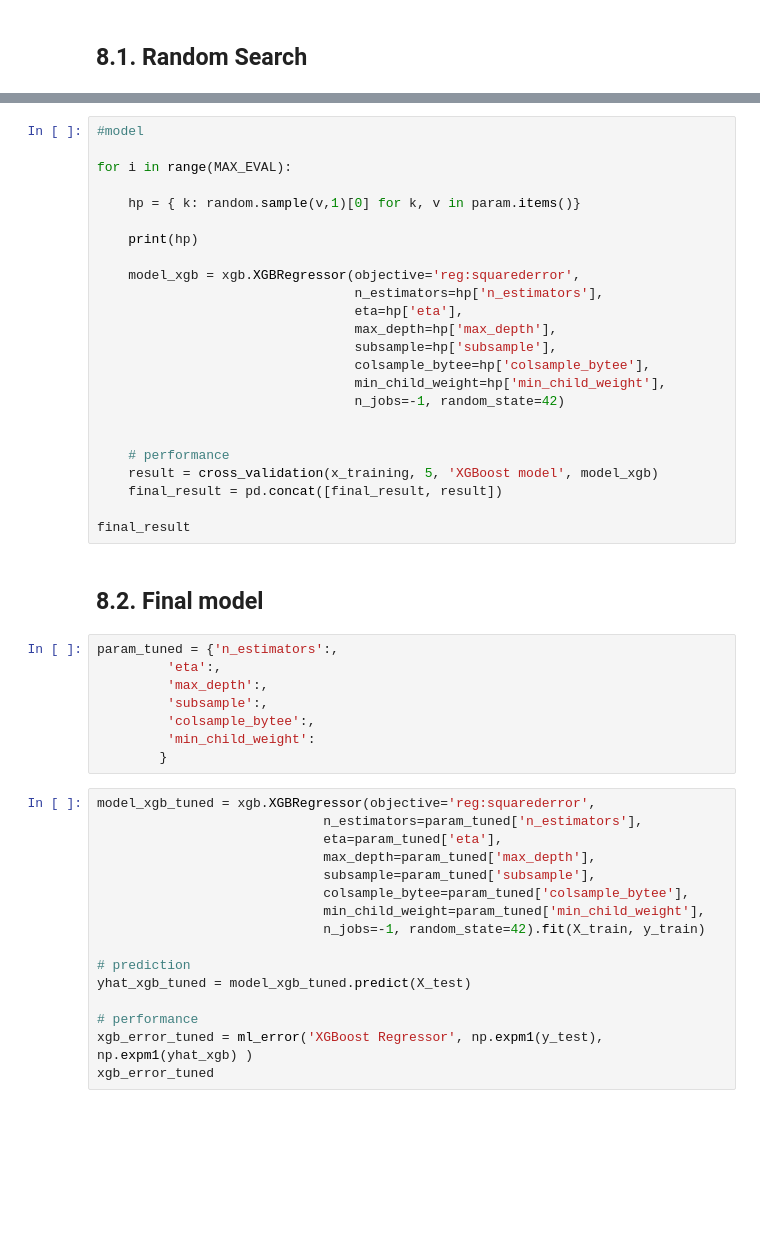
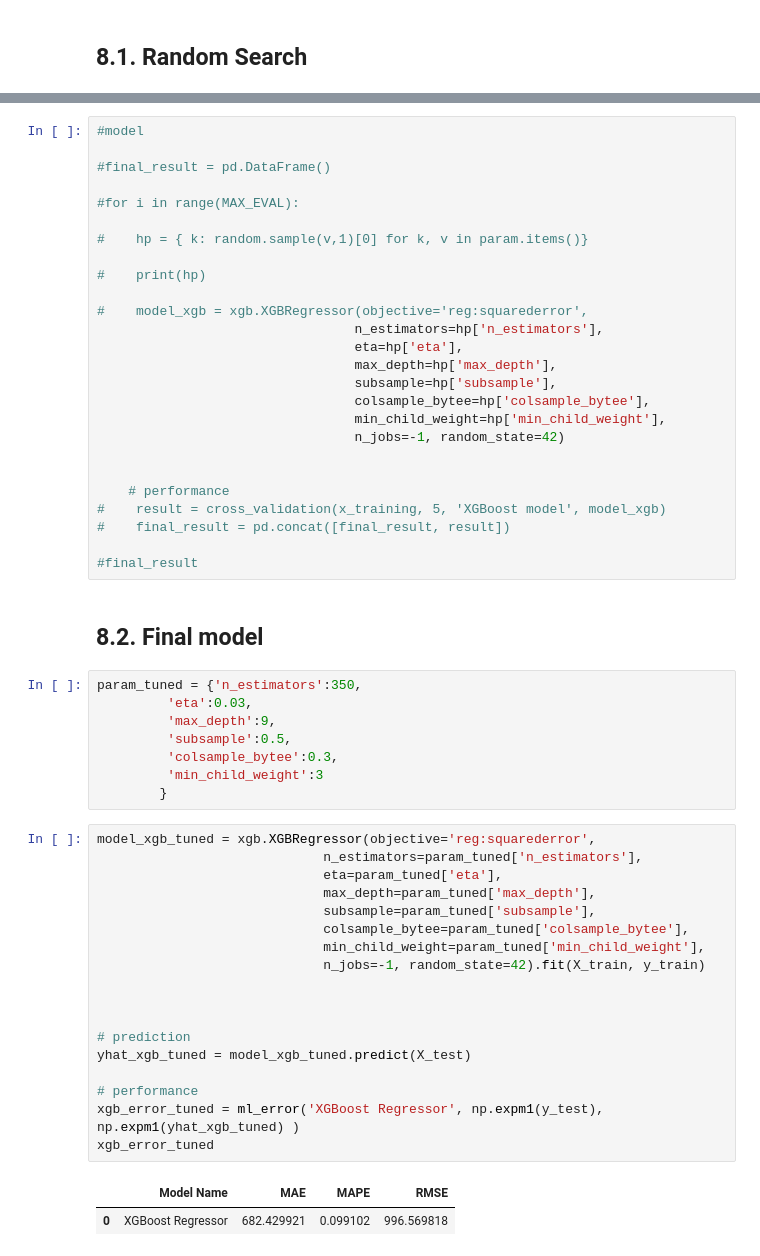
Before and after one commit to pedropscf/1-Rossman-Sales-Prediction, a Jupyter notebook: m05_vid01_store_sales_prediction.ipynb, the cells around one changed output, grey strips where cells are left out. Saved outputs shown, nothing was run; the diff lists cells and outputs as text; blank space fills up the shorter version.

```diff
--- a/m05_vid01_store_sales_prediction.ipynb
+++ b/m05_vid01_store_sales_prediction.ipynb
@@ -1225,13 +1181,15 @@ MAX_EVAL = 5
 # %%
 #model
 
-for i in range(MAX_EVAL):
+#final_result = pd.DataFrame()
 
-    hp = { k: random.sample(v,1)[0] for k, v in param.items()}
+#for i in range(MAX_EVAL):
 
-    print(hp)
+#    hp = { k: random.sample(v,1)[0] for k, v in param.items()}
 
-    model_xgb = xgb.XGBRegressor(objective='reg:squarederror',
+#    print(hp)
+
+#    model_xgb = xgb.XGBRegressor(objective='reg:squarederror',
                                  n_estimators=hp['n_estimators'],
                                  eta=hp['eta'],
                                  max_depth=hp['max_depth'],
@@ -1242,33 +1200,38 @@ for i in range(MAX_EVAL):
 
 
     # performance
-    result = cross_validation(x_training, 5, 'XGBoost model', model_xgb)
-    final_result = pd.concat([final_result, result])
+#    result = cross_validation(x_training, 5, 'XGBoost model', model_xgb)
+#    final_result = pd.concat([final_result, result])
 
-final_result
+#final_result
 # %% [markdown]
 ## 8.2. Final model
 # %%
-param_tuned = {'n_estimators':,
-         'eta':,
-         'max_depth':,
-         'subsample':,
-         'colsample_bytee':,
-         'min_child_weight':
+param_tuned = {'n_estimators':350,
+         'eta':0.03,
+         'max_depth':9,
+         'subsample':0.5,
+         'colsample_bytee':0.3,
+         'min_child_weight':3
         }
 # %%
 model_xgb_tuned = xgb.XGBRegressor(objective='reg:squarederror',
                              n_estimators=param_tuned['n_estimators'],
                              eta=param_tuned['eta'],
                              max_depth=param_tuned['max_depth'],
                              subsample=param_tuned['subsample'],
                              colsample_bytee=param_tuned['colsample_bytee'],
                              min_child_weight=param_tuned['min_child_weight'],
                              n_jobs=-1, random_state=42).fit(X_train, y_train)
 
+
+
 # prediction
 yhat_xgb_tuned = model_xgb_tuned.predict(X_test)
 
 # performance
-xgb_error_tuned = ml_error('XGBoost Regressor', np.expm1(y_test), np.expm1(yhat_xgb) )
+xgb_error_tuned = ml_error('XGBoost Regressor', np.expm1(y_test), np.expm1(yhat_xgb_tuned) )
 xgb_error_tuned
+# %% [output]
+|  | Model Name | MAE | MAPE | RMSE |
+| 0 | XGBoost Regressor | 682.429921 | 0.099102 | 996.569818 |
```
Also changed, not shown: parts of 34 cells of this notebook, 9 other files.
